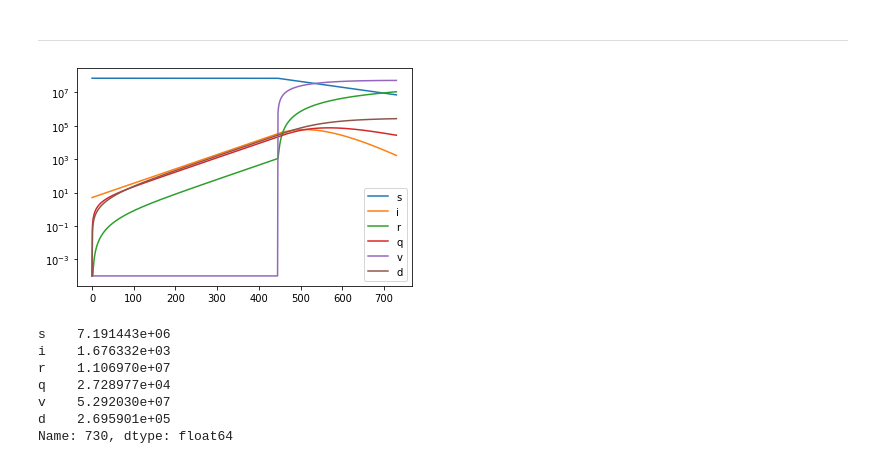
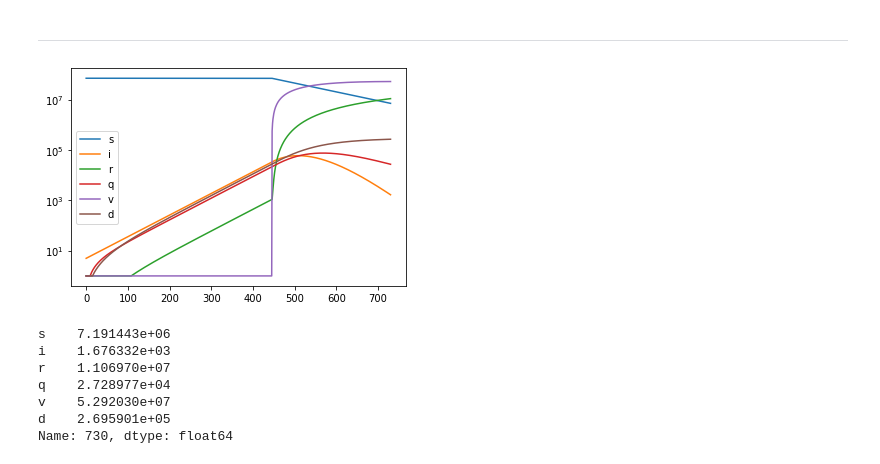
Before and after one commit to indekkusu-era/sir-spline, a Jupyter notebook: main.ipynb, the cells around one changed output. Saved outputs shown, nothing was run; the diff lists cells and outputs as text; code cells hidden in the pictures.

```diff
--- a/main.ipynb
+++ b/main.ipynb
@@ -318,11 +321,15 @@ model = SIQRV(params, 445, 5 / thailand_population)
 model.generate_value(730, dx=1)
 # %%
 df = pd.DataFrame(model.f_values).T
+# %%
+df2 = df.copy()
+df[df < 1 / thailand_population] = 1 / thailand_population
 # %%
-(df.drop('t', axis=1).replace(0, 10**-4 / thailand_population) * thailand_population).plot()
+(df.drop('t', axis=1) * thailand_population).plot()
 plt.yscale('log')
+plt.savefig('siqrv.jpg', bbox_inches='tight')
 # %% [output]
-[figure, old version]
+[figure, new version]
 # %%
 df.loc[730].drop('t') * 71.48e6
 # %% [output]
```
Also changed, not shown: parts of 13 cells of this notebook, 1 other file.
